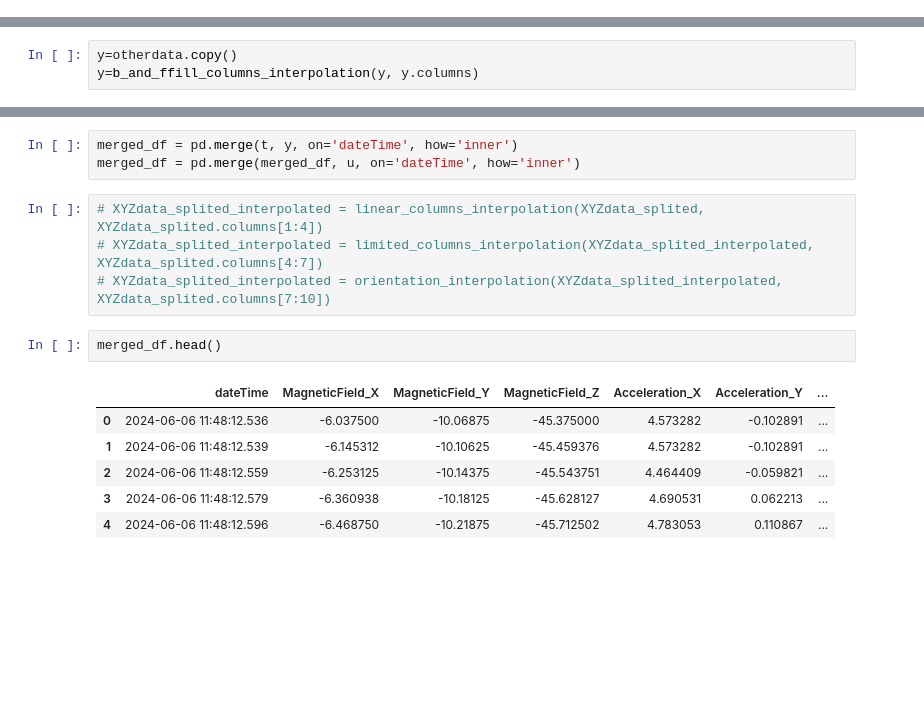
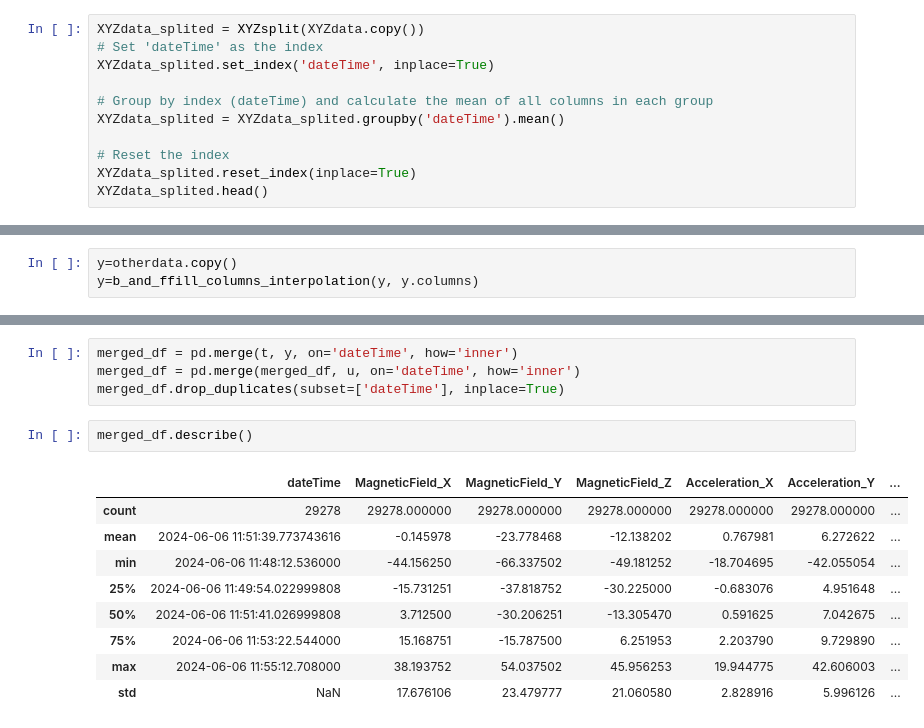
Before and after one commit to SydWingss/QS4ML-VU-100, a Jupyter notebook: final_data/cleam_data.ipynb, the cells around one changed output, grey strips where cells are left out. Saved outputs shown, nothing was run; the diff lists cells and outputs as text; blank space fills up the shorter version.

Commit message:
update: add merge rows with same timestamps

```diff
--- a/final_data/cleam_data.ipynb
+++ b/final_data/cleam_data.ipynb
@@ -142,0 +135,11 @@ XYZdata_splited.head()
+# %%
+XYZdata_splited = XYZsplit(XYZdata.copy())
+# Set 'dateTime' as the index
+XYZdata_splited.set_index('dateTime', inplace=True)
+
+# Group by index (dateTime) and calculate the mean of all columns in each group
+XYZdata_splited = XYZdata_splited.groupby('dateTime').mean()
+
+# Reset the index
+XYZdata_splited.reset_index(inplace=True)
+XYZdata_splited.head()
@@ -251,16 +283,16 @@ y=b_and_ffill_columns_interpolation(y, y.columns)
 # %%
 merged_df = pd.merge(t, y, on='dateTime', how='inner')
 merged_df = pd.merge(merged_df, u, on='dateTime', how='inner')
+merged_df.drop_duplicates(subset=['dateTime'], inplace=True)
-# %%
-# XYZdata_splited_interpolated = linear_columns_interpolation(XYZdata_splited, XYZdata_splited.columns[1:4])
-# XYZdata_splited_interpolated = limited_columns_interpolation(XYZdata_splited_interpolated, XYZdata_splited.columns[4:7])
-# XYZdata_splited_interpolated = orientation_interpolation(XYZdata_splited_interpolated, XYZdata_splited.columns[7:10])
 # %%
-merged_df.head()
+merged_df.describe()
 # %% [output]
 |  | dateTime | MagneticField_X | MagneticField_Y | MagneticField_Z | Acceleration_X | Acceleration_Y | ... |
-| 0 | 2024-06-06 11:48:12.536 | -6.037500 | -10.06875 | -45.375000 | 4.573282 | -0.102891 | ... |
-| 1 | 2024-06-06 11:48:12.539 | -6.145312 | -10.10625 | -45.459376 | 4.573282 | -0.102891 | ... |
-| 2 | 2024-06-06 11:48:12.559 | -6.253125 | -10.14375 | -45.543751 | 4.464409 | -0.059821 | ... |
-| 3 | 2024-06-06 11:48:12.579 | -6.360938 | -10.18125 | -45.628127 | 4.690531 | 0.062213 | ... |
-| 4 | 2024-06-06 11:48:12.596 | -6.468750 | -10.21875 | -45.712502 | 4.783053 | 0.110867 | ... |
+| count | 29278 | 29278.000000 | 29278.000000 | 29278.000000 | 29278.000000 | 29278.000000 | ... |
+| mean | 2024-06-06 11:51:39.773743616 | -0.145978 | -23.778468 | -12.138202 | 0.767981 | 6.272622 | ... |
+| min | 2024-06-06 11:48:12.536000 | -44.156250 | -66.337502 | -49.181252 | -18.704695 | -42.055054 | ... |
+| 25% | 2024-06-06 11:49:54.022999808 | -15.731251 | -37.818752 | -30.225000 | -0.683076 | 4.951648 | ... |
+| 50% | 2024-06-06 11:51:41.026999808 | 3.712500 | -30.206251 | -13.305470 | 0.591625 | 7.042675 | ... |
+| 75% | 2024-06-06 11:53:22.544000 | 15.168751 | -15.787500 | 6.251953 | 2.203790 | 9.729890 | ... |
+| max | 2024-06-06 11:55:12.708000 | 38.193752 | 54.037502 | 45.956253 | 19.944775 | 42.606003 | ... |
+| std | NaN | 17.676106 | 23.479777 | 21.060580 | 2.828916 | 5.996126 | ... |
```
Also changed, not shown: parts of 8 cells of this notebook, 1 other file.
